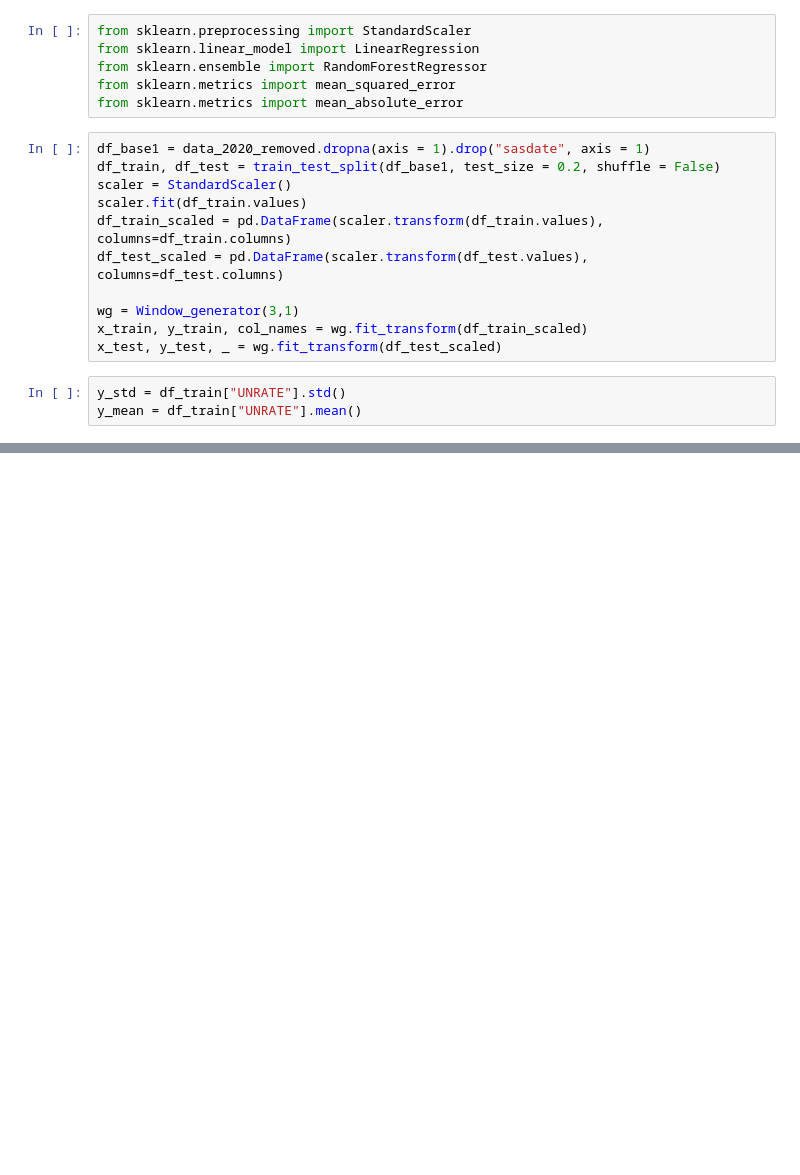
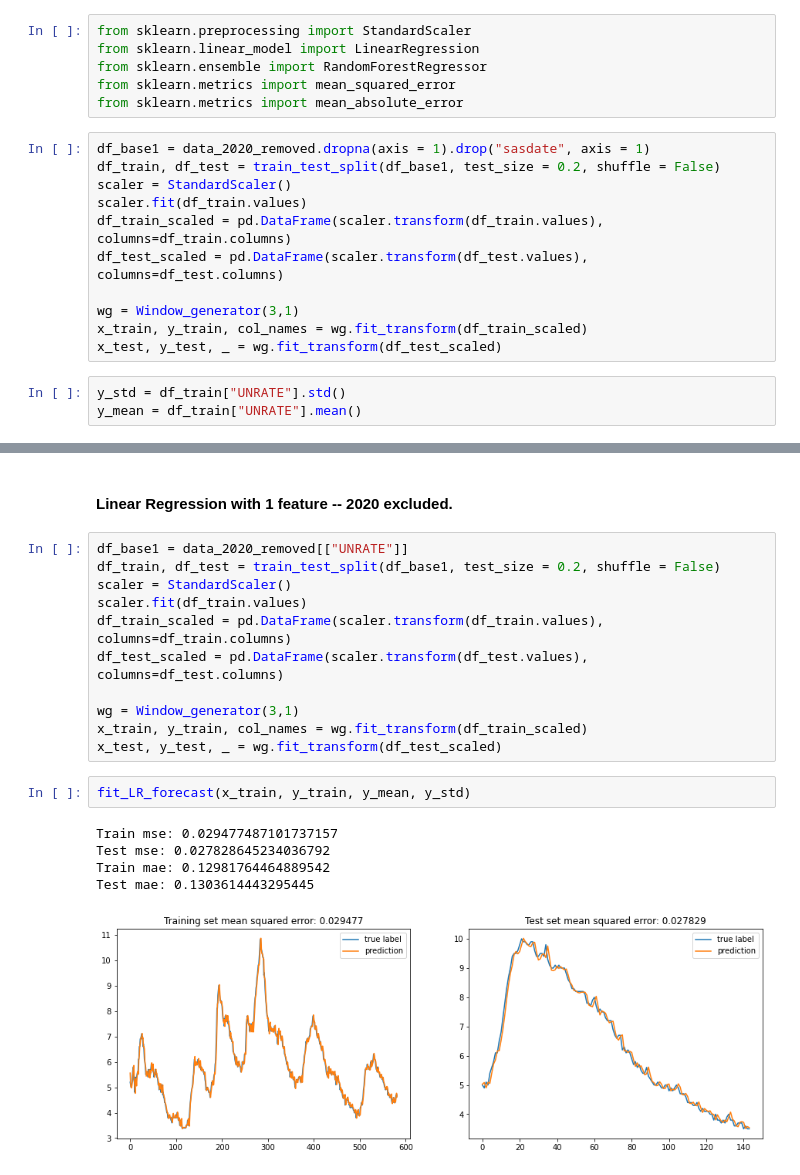
Before and after one commit to arhumzafar/unemployedForecast, a Jupyter notebook: unemForecast.ipynb, the cells around one changed output, grey strips where cells are left out. Cells and saved outputs as stored; diff of their text form; blank space fills up the shorter version.

```diff
--- a/unemForecast.ipynb
+++ b/unemForecast.ipynb
@@ -516,0 +575,21 @@ USGOOD_2m            7.358862
+# %% [markdown]
+#### Linear Regression with 1 feature -- 2020 excluded.
+# %%
+df_base1 = data_2020_removed[["UNRATE"]]
+df_train, df_test = train_test_split(df_base1, test_size = 0.2, shuffle = False)
+scaler = StandardScaler()
+scaler.fit(df_train.values)
+df_train_scaled = pd.DataFrame(scaler.transform(df_train.values), columns=df_train.columns)
+df_test_scaled = pd.DataFrame(scaler.transform(df_test.values), columns=df_test.columns)
+
+wg = Window_generator(3,1)
+x_train, y_train, col_names = wg.fit_transform(df_train_scaled)
+x_test, y_test, _ = wg.fit_transform(df_test_scaled)
+# %%
+fit_LR_forecast(x_train, y_train, y_mean, y_std)
+# %% [output]
+Train mse: 0.029477487101737157
+Test mse: 0.027828645234036792
+Train mae: 0.12981764464889542
+Test mae: 0.1303614443295445
+[figure, added]
```
Also changed, not shown: parts of 95 cells of this notebook.
